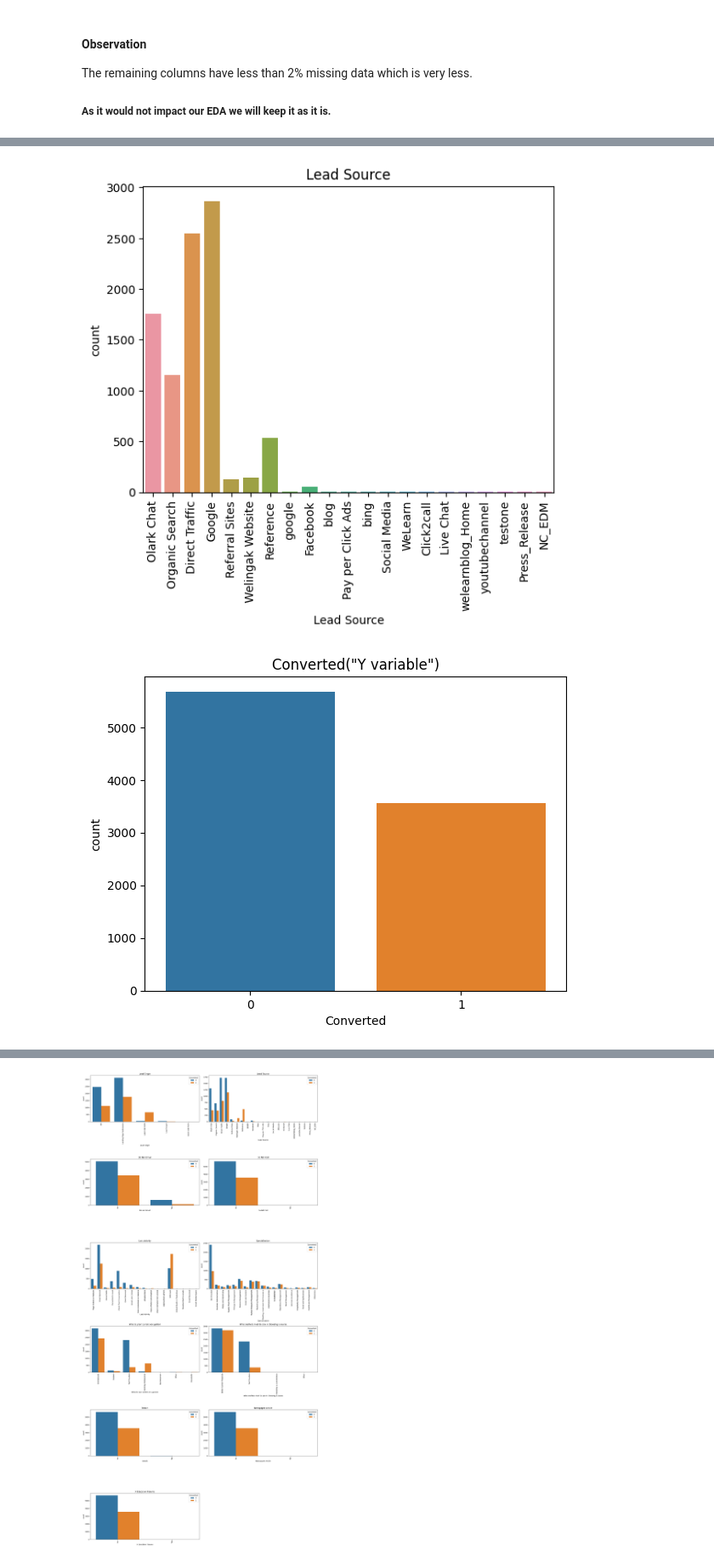
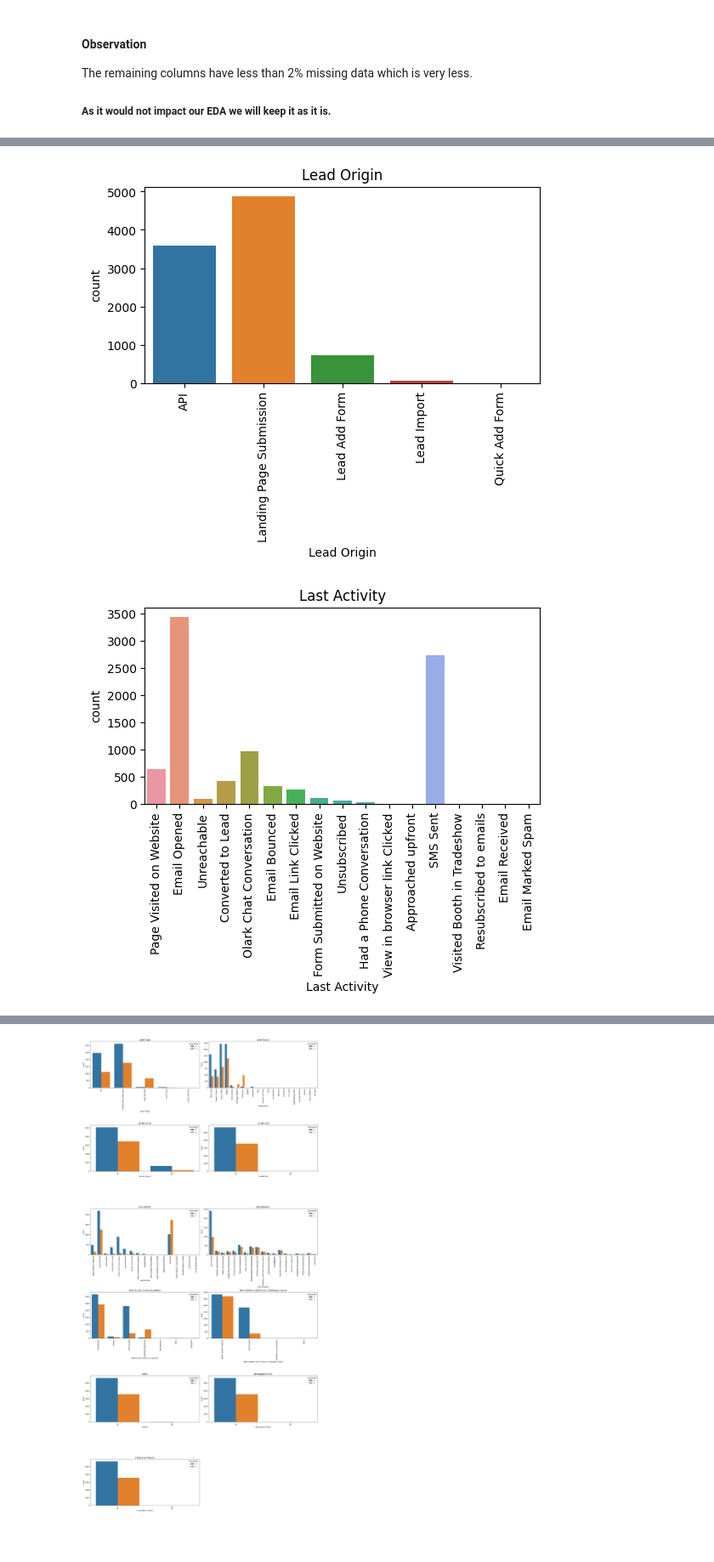
Before and after one commit to priyamishraa/Lead-Score-Case-Study, a Jupyter notebook: Lead_Scoring_Case_Study.ipynb, the cells around one changed output, grey strips where cells are left out. Shown at 85% size. Drawn from its saved outputs; the diff is of its cells as text; code cells hidden in the pictures; blank space fills up the shorter version.

```diff
--- a/Lead_Scoring_Case_Study.ipynb
+++ b/Lead_Scoring_Case_Study.ipynb
@@ -173,6 +183,7 @@ null_val_cols = ['City', 'Specialization', 'Tags', 'Country', 'What matters most
 
 for col in null_val_cols:
     print("Countplot for", col)
+    plt.rcParams["figure.figsize"] = (8,4)
     sns.countplot(x =col, data=df)
     xticks(rotation = 90)
     plt.show()
@@ -323,11 +325,15 @@ Countplot for Newspaper Article
 # %%
-sns.countplot(x='Lead Source', data=df).tick_params(axis='x', rotation = 90)
-plt.title('Lead Source')
-plt.show()
+#Function to plot countplot
+def plot_countplot(column, dataframe):
+    plt.figure(figsize=(6,3))
+    sns.countplot(x=column, data=dataframe).tick_params(axis='x', rotation = 90)
+    plt.title(column)
+    plt.show()
 
-sns.countplot(x='Converted', data=df)
-plt.title('Converted("Y variable")')
-plt.show()
+# Analyzing remaining category columns
+remaining_cat_cols = ['Lead Origin', 'Last Activity', 'Last Notable Activity', 'Lead Source', 'Converted']
+for col in remaining_cat_cols:
+    plot_countplot(col, df)
 # %% [output]
-[figure, old version]
+[figure, new version]
-[figure, old version]
+[figure, new version]
```
Also changed, not shown: parts of 76 cells of this notebook.
